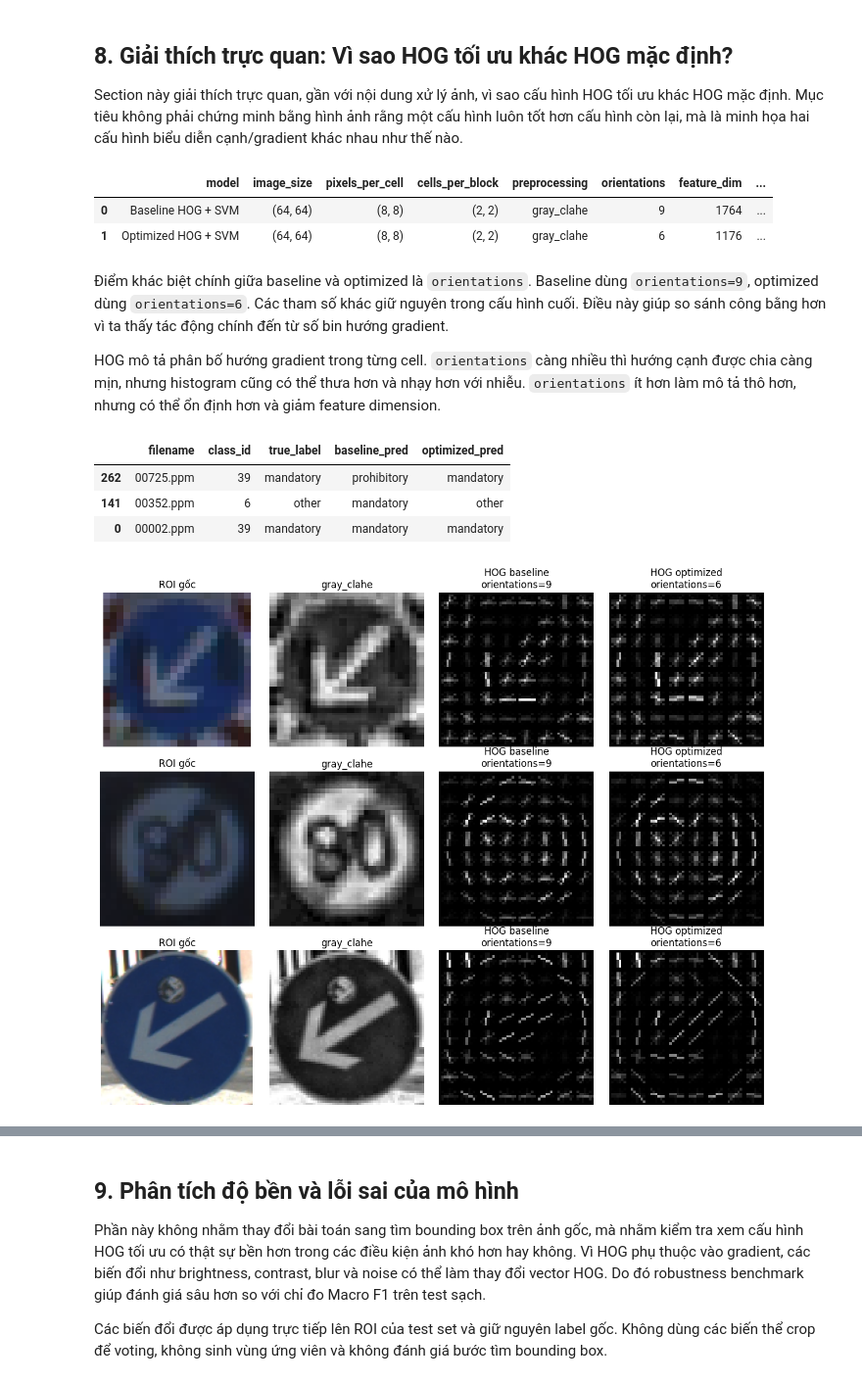
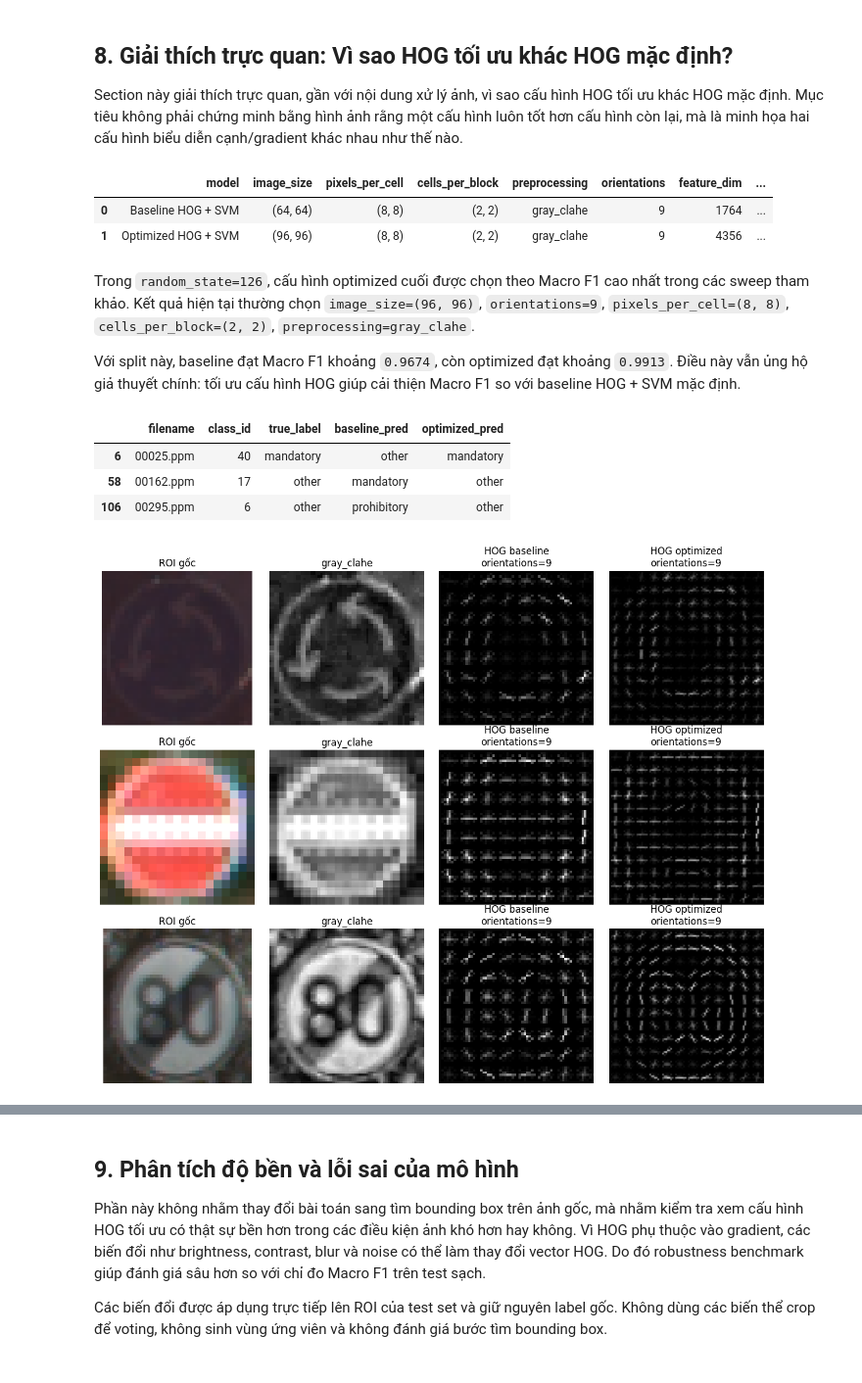
Before and after one commit to Khanggolder/BTL_XLA, a Jupyter notebook: traffic_sign_cv.ipynb, the cells around one changed output, grey strips where cells are left out. Shown at 98% size. Cells and saved outputs as stored; diff of their text form; code cells hidden in the pictures.

```diff
--- a/traffic_sign_cv.ipynb
+++ b/traffic_sign_cv.ipynb
@@ -73,7 +73,7 @@ try:
 except Exception:
     tqdm = lambda x, **kwargs: x
 
-RANDOM_STATE = 42
+RANDOM_STATE = 126
 np.random.seed(RANDOM_STATE)
 random.seed(RANDOM_STATE)
 warnings.filterwarnings("default")
@@ -657,11 +654,11 @@ display(hog_config_comparison)
 # %% [output]
 |  | model | image_size | pixels_per_cell | cells_per_block | preprocessing | orientations | feature_dim | ... |
 | 0 | Baseline HOG + SVM | (64, 64) | (8, 8) | (2, 2) | gray_clahe | 9 | 1764 | ... |
-| 1 | Optimized HOG + SVM | (64, 64) | (8, 8) | (2, 2) | gray_clahe | 6 | 1176 | ... |
+| 1 | Optimized HOG + SVM | (96, 96) | (8, 8) | (2, 2) | gray_clahe | 9 | 4356 | ... |
 # %% [markdown]
-Điểm khác biệt chính giữa baseline và optimized là `orientations`. Baseline dùng `orientations=9`, optimized dùng `orientations=6`. Các tham số khác giữ nguyên trong cấu hình cuối. Điều này giúp so sánh công bằng hơn vì ta thấy tác động chính đến từ số bin hướng gradient.
+Trong `random_state=126`, cấu hình optimized cuối được chọn theo Macro F1 cao nhất trong các sweep tham khảo. Kết quả hiện tại thường chọn `image_size=(96, 96)`, `orientations=9`, `pixels_per_cell=(8, 8)`, `cells_per_block=(2, 2)`, `preprocessing=gray_clahe`.
 
-HOG mô tả phân bố hướng gradient trong từng cell. `orientations` càng nhiều thì hướng cạnh được chia càng mịn, nhưng histogram cũng có thể thưa hơn và nhạy hơn với nhiễu. `orientations` ít hơn làm mô tả thô hơn, nhưng có thể ổn định hơn và giảm feature dimension.
+Với split này, baseline đạt Macro F1 khoảng `0.9674`, còn optimized đạt khoảng `0.9913`. Điều này vẫn ủng hộ giả thuyết chính: tối ưu cấu hình HOG giúp cải thiện Macro F1 so với baseline HOG + SVM mặc định.
 # %%
 visual_test_df = df[df["filename"].isin(test_files)].reset_index(drop=True).copy()
 visual_test_df["true_label"] = baseline_result["y_test"]
@@ -738,39 +735,39 @@ optimized_visual_config = make_hog_config(**optimized_config)
 fig, axes = plt.subplots(len(selected_samples), 4, figsize=(12, 3.2 * len(selected_samples)))
 if len(selected_samples) == 1:
     axes = np.array([axes])
 
 for row_idx, (_, row) in enumerate(selected_samples.iterrows()):
     image = read_image(DATA_ROOT / row["filename"])
     crop = crop_box(image, (row["xmin"], row["ymin"], row["xmax"], row["ymax"]))
     baseline_preprocessed, baseline_hog_vis = hog_visualization(crop, baseline_visual_config)
     _, optimized_hog_vis = hog_visualization(crop, optimized_visual_config)
 
     axes[row_idx, 0].imshow(crop)
     axes[row_idx, 0].set_title("ROI gốc")
     axes[row_idx, 1].imshow(baseline_preprocessed, cmap="gray")
     axes[row_idx, 1].set_title("gray_clahe")
     axes[row_idx, 2].imshow(baseline_hog_vis, cmap="gray")
-    axes[row_idx, 2].set_title("HOG baseline\norientations=9")
+    axes[row_idx, 2].set_title(f"HOG baseline\norientations={baseline_visual_config['orientations']}")
     axes[row_idx, 3].imshow(optimized_hog_vis, cmap="gray")
-    axes[row_idx, 3].set_title("HOG optimized\norientations=6")
+    axes[row_idx, 3].set_title(f"HOG optimized\norientations={optimized_visual_config['orientations']}")
 
     caption = (
         f"true_label={row['true_label']}\n"
         f"baseline_pred={row['baseline_pred']}\n"
         f"optimized_pred={row['optimized_pred']}"
     )
     axes[row_idx, 0].set_ylabel(caption, fontsize=9)
     for col in range(4):
         axes[row_idx, col].axis("off")
 
 plt.tight_layout()
 plt.show()
 # %% [output]
 |  | filename | class_id | true_label | baseline_pred | optimized_pred |
-| 262 | 00725.ppm | 39 | mandatory | prohibitory | mandatory |
-| 141 | 00352.ppm | 6 | other | mandatory | other |
-| 0 | 00002.ppm | 39 | mandatory | mandatory | mandatory |
+| 6 | 00025.ppm | 40 | mandatory | other | mandatory |
+| 58 | 00162.ppm | 17 | other | mandatory | other |
+| 106 | 00295.ppm | 6 | other | prohibitory | other |
-[figure, old version]
+[figure, new version]
 # %%
 _, _, baseline_visual_f1, _ = precision_recall_fscore_support(
     baseline_result["y_test"],
```
Also changed, not shown: parts of 16 cells of this notebook, 18 other files.
